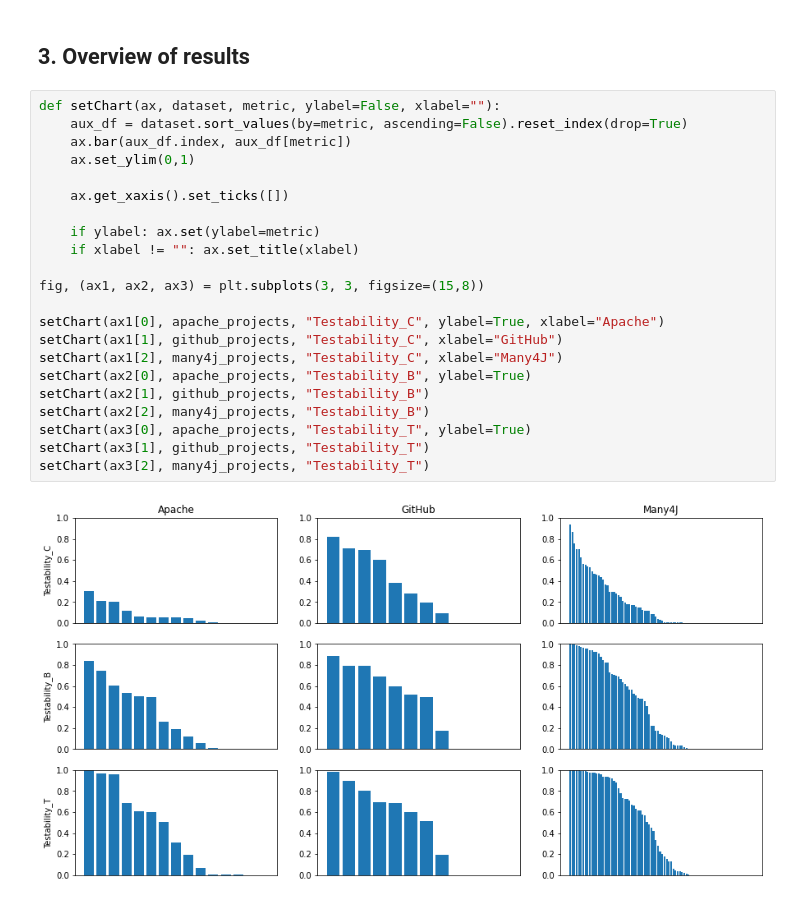
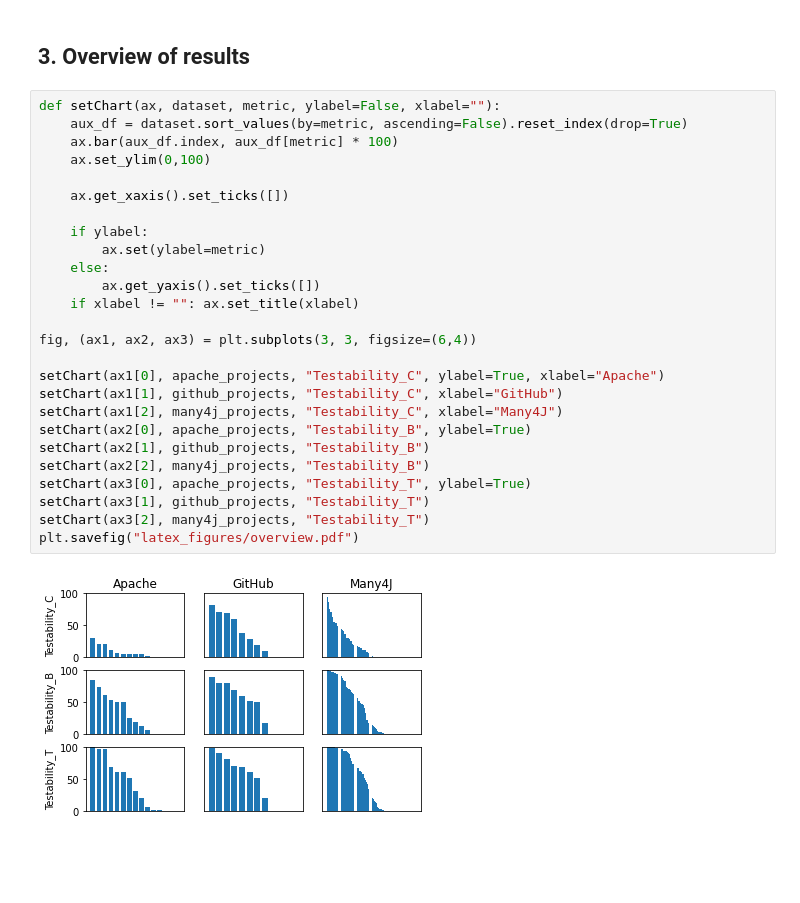
Before and after one commit to BuildabilityResearcher/TestabilityStudy, a Jupyter notebook: notebooks/ProjectAnalysis/TestAnalysis/ExperimentalResults.ipynb, the cells around one changed output. Saved outputs shown, nothing was run; the diff lists cells and outputs as text; blank space fills up the shorter version.

Commit message:
Update dependencies + add overview figure

```diff
--- a/notebooks/ProjectAnalysis/TestAnalysis/ExperimentalResults.ipynb
+++ b/notebooks/ProjectAnalysis/TestAnalysis/ExperimentalResults.ipynb
@@ -386,24 +386,28 @@ Min 31
 # %%
 def setChart(ax, dataset, metric, ylabel=False, xlabel=""):
     aux_df = dataset.sort_values(by=metric, ascending=False).reset_index(drop=True)
-    ax.bar(aux_df.index, aux_df[metric])
-    ax.set_ylim(0,1)
+    ax.bar(aux_df.index, aux_df[metric] * 100)
+    ax.set_ylim(0,100)
 
     ax.get_xaxis().set_ticks([])
 
-    if ylabel: ax.set(ylabel=metric)
+    if ylabel:
+        ax.set(ylabel=metric)
+    else:
+        ax.get_yaxis().set_ticks([])
     if xlabel != "": ax.set_title(xlabel)
 
-fig, (ax1, ax2, ax3) = plt.subplots(3, 3, figsize=(15,8))
+fig, (ax1, ax2, ax3) = plt.subplots(3, 3, figsize=(6,4))
 
 setChart(ax1[0], apache_projects, "Testability_C", ylabel=True, xlabel="Apache")
 setChart(ax1[1], github_projects, "Testability_C", xlabel="GitHub")
 setChart(ax1[2], many4j_projects, "Testability_C", xlabel="Many4J")
 setChart(ax2[0], apache_projects, "Testability_B", ylabel=True)
 setChart(ax2[1], github_projects, "Testability_B")
 setChart(ax2[2], many4j_projects, "Testability_B")
 setChart(ax3[0], apache_projects, "Testability_T", ylabel=True)
 setChart(ax3[1], github_projects, "Testability_T")
 setChart(ax3[2], many4j_projects, "Testability_T")
+plt.savefig("latex_figures/overview.pdf")
 # %% [output]
-[figure, old version]
+[figure, new version]
```
Also changed, not shown: 7 other files.
